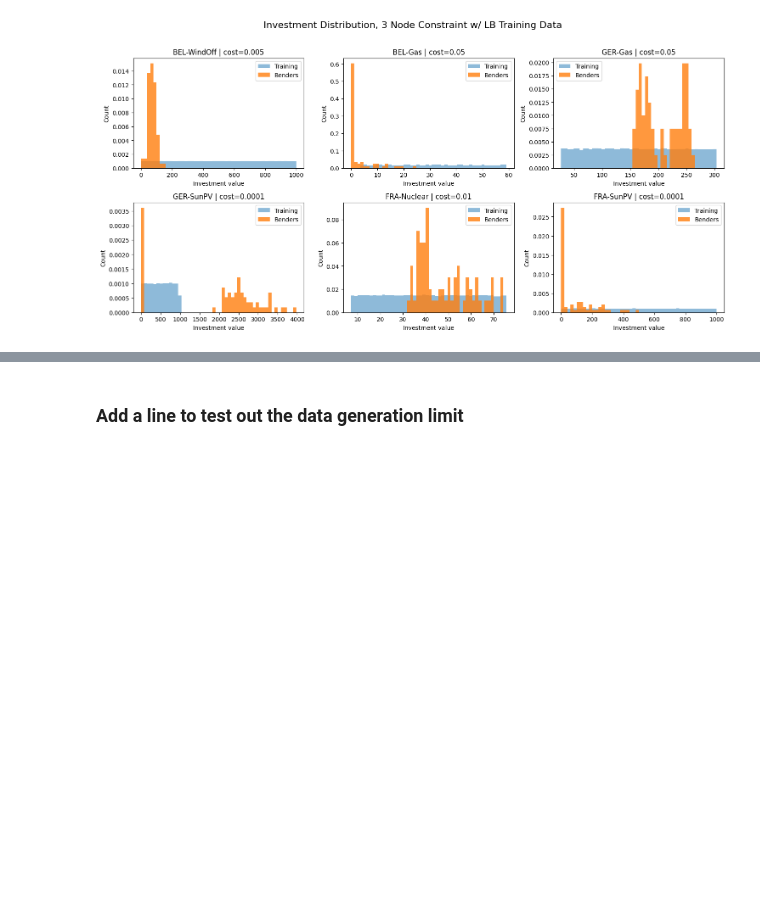
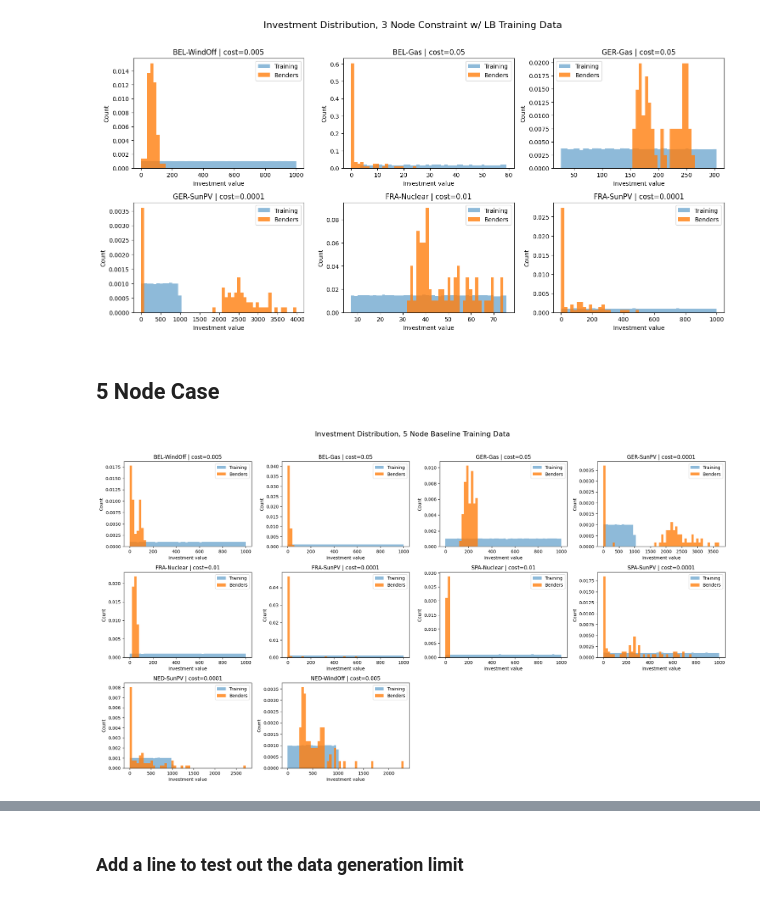
Before and after one commit to PeterrHH/ML-Enhanced-Benders, a Jupyter notebook: experiment-output/ch7/data_analysis.ipynb, the cells around one changed output, grey strips where cells are left out. Cells and saved outputs as stored; diff of their text form; code cells hidden in the pictures; blank space fills up the shorter version.

```diff
--- a/experiment-output/ch7/data_analysis.ipynb
+++ b/experiment-output/ch7/data_analysis.ipynb
@@ -140,3 +142,16 @@ plot_investment_dist(training_data_path, benders_data_path,
                      config_path, plot_name="Investment Distribution, 3 Node Constraint w/ LB Training Data")
 # %% [output]
 [figure]
+# %% [markdown]
+## 5 Node Case
+# %%
+import matplotlib.pyplot as plt
+
+benders_data_path = "../../outputs/Benders/5Node/experiment_data_sample_duration:120_start_exact:False_exact_refinement:True_run_name:train:0.8_rho:0.5_rhomax:5000_alpha:10_Baseline.csv"
+training_data_path = "../../data/ED_data/ED_NB-G-F-S-N_GB2-G2-F2-S2-N2_L6_c0_s0_p0_smp15.pkl"
+config_path = "../../config-5node.json"
+
+plot_investment_dist(training_data_path, benders_data_path,
+                     config_path, plot_name="Investment Distribution, 5 Node Baseline Training Data")
+# %% [output]
+[figure, added]
```
Also changed, not shown: parts of 6 cells of this notebook, 8 other files.
